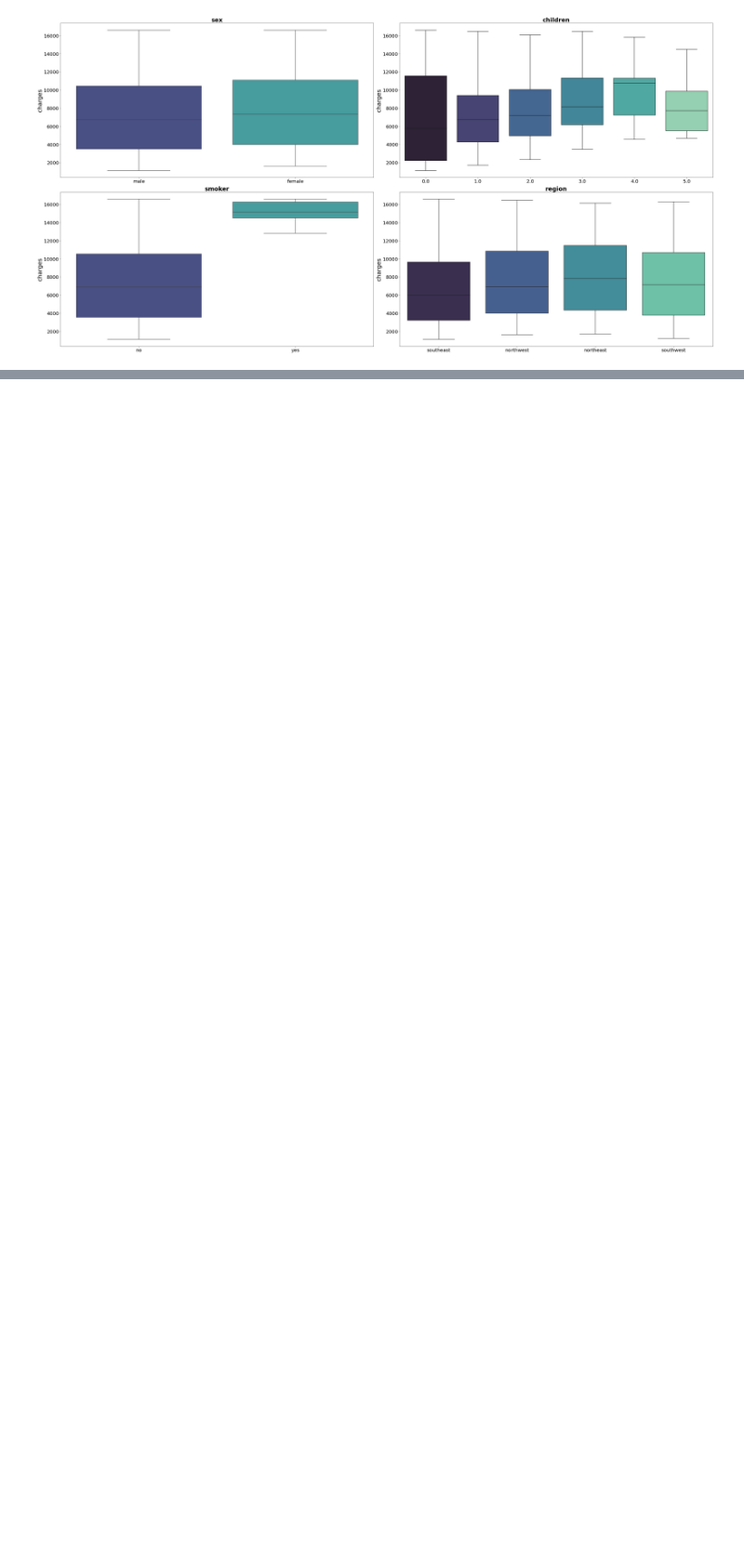
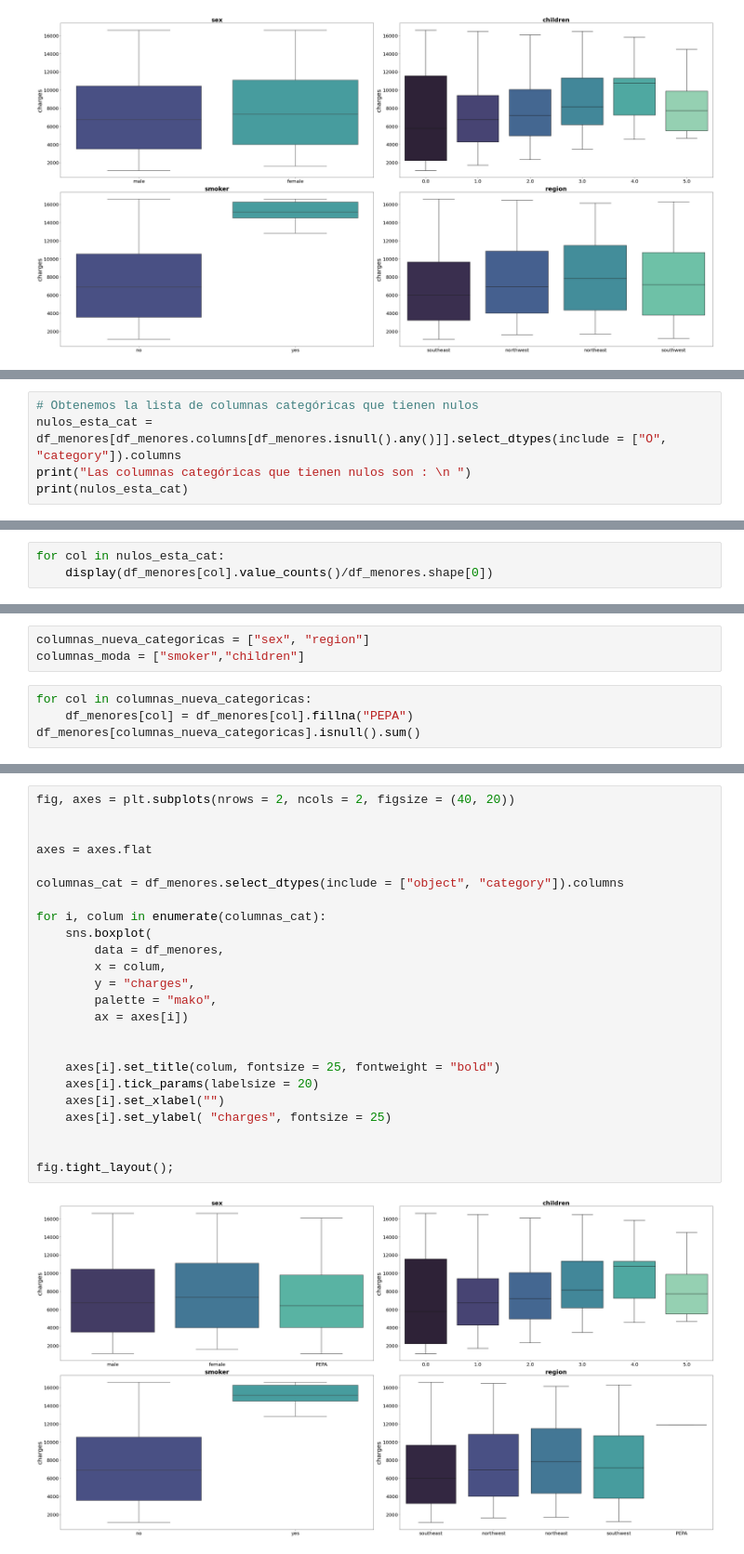
Before and after one commit to Ironhack-Data-Madrid-PartTime-May22/apuntes_clases, a Jupyter notebook: semana-16/16.2-Ejemplo_preprocesamiento.ipynb, the cells around one changed output, grey strips where cells are left out. Shown at 93% size. Cells and saved outputs as stored; diff of their text form; blank space fills up the shorter version.

```diff
--- a/semana-16/16.2-Ejemplo_preprocesamiento.ipynb
+++ b/semana-16/16.2-Ejemplo_preprocesamiento.ipynb
@@ -503,0 +508,5 @@ fig.tight_layout();
+# %%
+# Obtenemos la lista de columnas categóricas que tienen nulos
+nulos_esta_cat = df_menores[df_menores.columns[df_menores.isnull().any()]].select_dtypes(include = ["O", "category"]).columns
+print("Las columnas categóricas que tienen nulos son : \n ")
+print(nulos_esta_cat)
@@ -503,0 +524,3 @@ fig.tight_layout();
+# %%
+for col in nulos_esta_cat:
+    display(df_menores[col].value_counts()/df_menores.shape[0])
@@ -503,0 +550,7 @@ fig.tight_layout();
+# %%
+columnas_nueva_categoricas = ["sex", "region"]
+columnas_moda = ["smoker","children"]
+# %%
+for col in columnas_nueva_categoricas:
+    df_menores[col] = df_menores[col].fillna("PEPA")
+df_menores[columnas_nueva_categoricas].isnull().sum()
@@ -503,0 +569,26 @@ fig.tight_layout();
+# %%
+fig, axes = plt.subplots(nrows = 2, ncols = 2, figsize = (40, 20))
+
+
+axes = axes.flat
+
+columnas_cat = df_menores.select_dtypes(include = ["object", "category"]).columns
+
+for i, colum in enumerate(columnas_cat):
+    sns.boxplot(
+        data = df_menores,
+        x = colum,
+        y = "charges",
+        palette = "mako",
+        ax = axes[i])
+
+
+    axes[i].set_title(colum, fontsize = 25, fontweight = "bold")
+    axes[i].tick_params(labelsize = 20)
+    axes[i].set_xlabel("")
+    axes[i].set_ylabel( "charges", fontsize = 25)
+
+
+fig.tight_layout();
+# %% [output]
+[figure, added]
```
Also changed, not shown: parts of 10 cells of this notebook, 5 other files.
